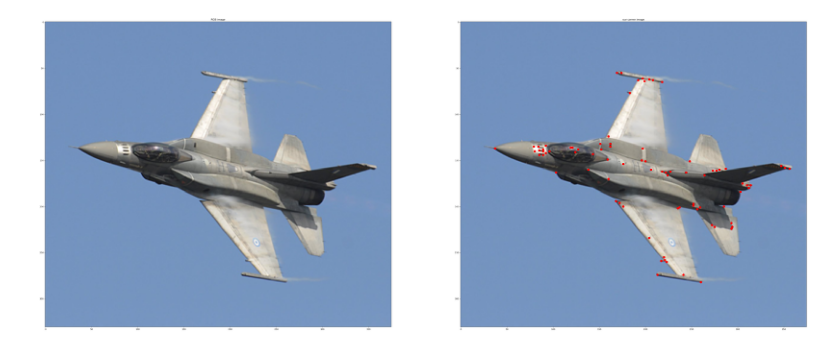
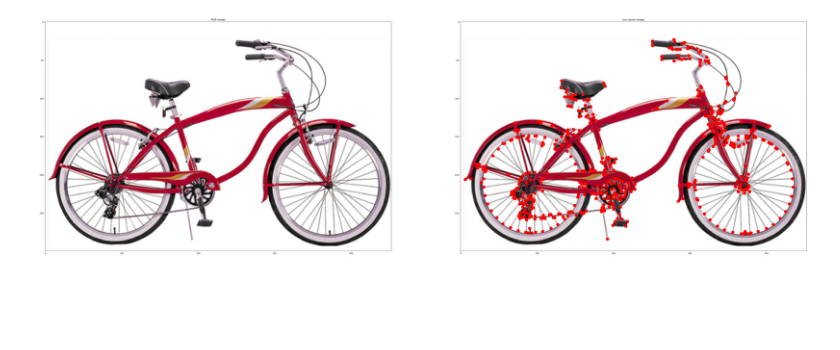
Before and after one commit to hydrogen1999/image_processing, a Jupyter notebook: harris_corner_A.ipynb, the cells around one changed output. Cells and saved outputs as stored; diff of their text form; code cells hidden in the pictures; blank space fills up the shorter version.

```diff
--- a/harris_corner_A.ipynb
+++ b/harris_corner_A.ipynb
@@ -75,30 +75,30 @@ def harris_corner(im):
 
     return corner_mask
 # %%
-im = cv2.imread(r"img/plane.bmp")
+im = cv2.imread(r"img/bicycle.bmp")
 # %%
- corner_mask = harris_corner(im)
+corner_mask = harris_corner(im)
 
 # opencv harris corner
 img = im.copy()
 gray = cv2.cvtColor(img, cv2.COLOR_BGR2GRAY)
 gray = np.float32(gray)
 
 # visualization for your debugging
 fig = plt.figure(figsize = (100,50))
 
 # show RGB image
 ax = fig.add_subplot(1, 3, 1)
 plt.imshow(im[:, :, (2, 1, 0)])
 ax.set_title('RGB image')
 
 # show our corner image
 ax = fig.add_subplot(1, 3, 2)
 plt.imshow(im[:, :, (2, 1, 0)])
 index = np.where(corner_mask > 0)
-plt.scatter(x=index[1], y=index[0], c='red', s=100)
+plt.scatter(x=index[1], y=index[0], c='red', s=200)
 ax.set_title('our corner image')
 plt.savefig("compare2.png",dpi=300)
 plt.show()
 # %% [output]
-[figure, old version]
+[figure, new version]
```
Also changed, not shown: parts of 1 cell of this notebook, 5 other files.
